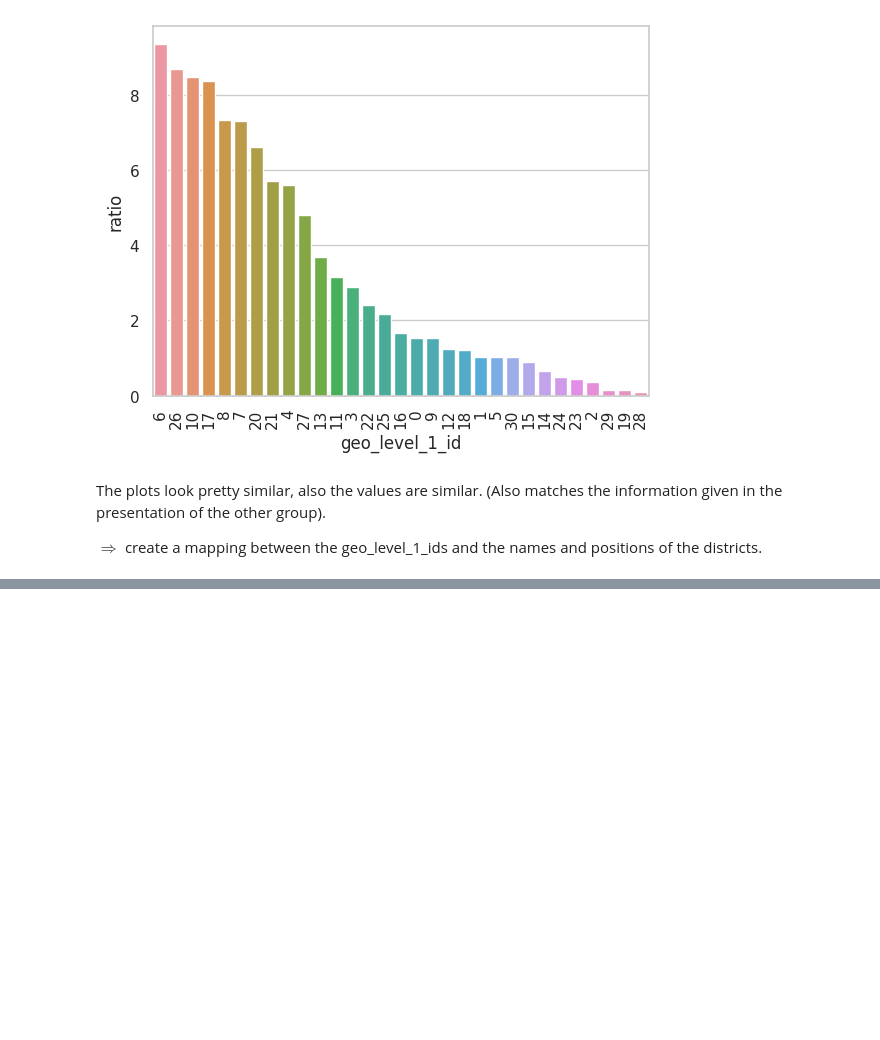
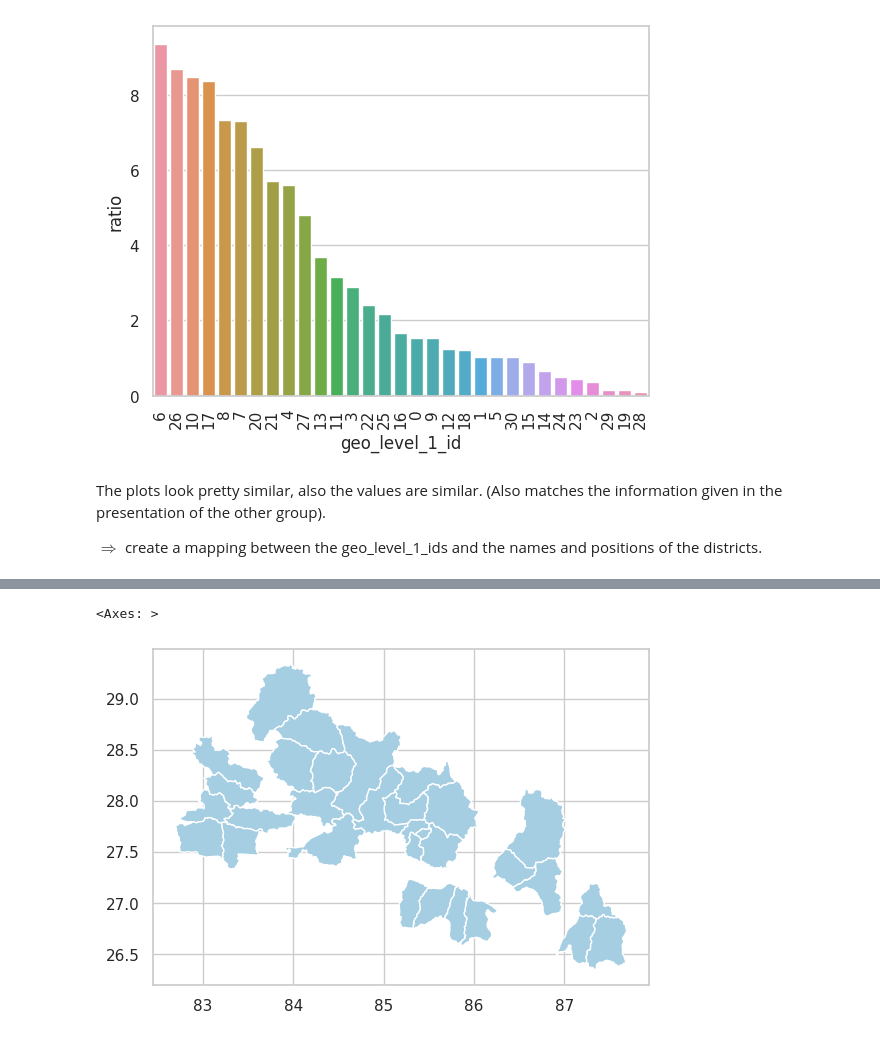
Before and after one commit to nina-prog/richters-predictor-modeling-earthquake-damage, a Jupyter notebook: notebooks/week06/week06-distance-to-epicenter.ipynb, the cells around one changed output, grey strips where cells are left out. Drawn from its saved outputs; the diff is of its cells as text; code cells hidden in the pictures; blank space fills up the shorter version.

```diff
--- a/notebooks/week06/week06-distance-to-epicenter.ipynb
+++ b/notebooks/week06/week06-distance-to-epicenter.ipynb
@@ -112,0 +134,5 @@ The information where the epicenter of the earthquake was can be found here: htt
+# %%
+shapes[shapes["dist_code"].isin(list(district_mapping["dcode"]))].plot()
+# %% [output]
+<Axes: >
+[figure, added]
```
Also changed, not shown: parts of 20 cells of this notebook.
